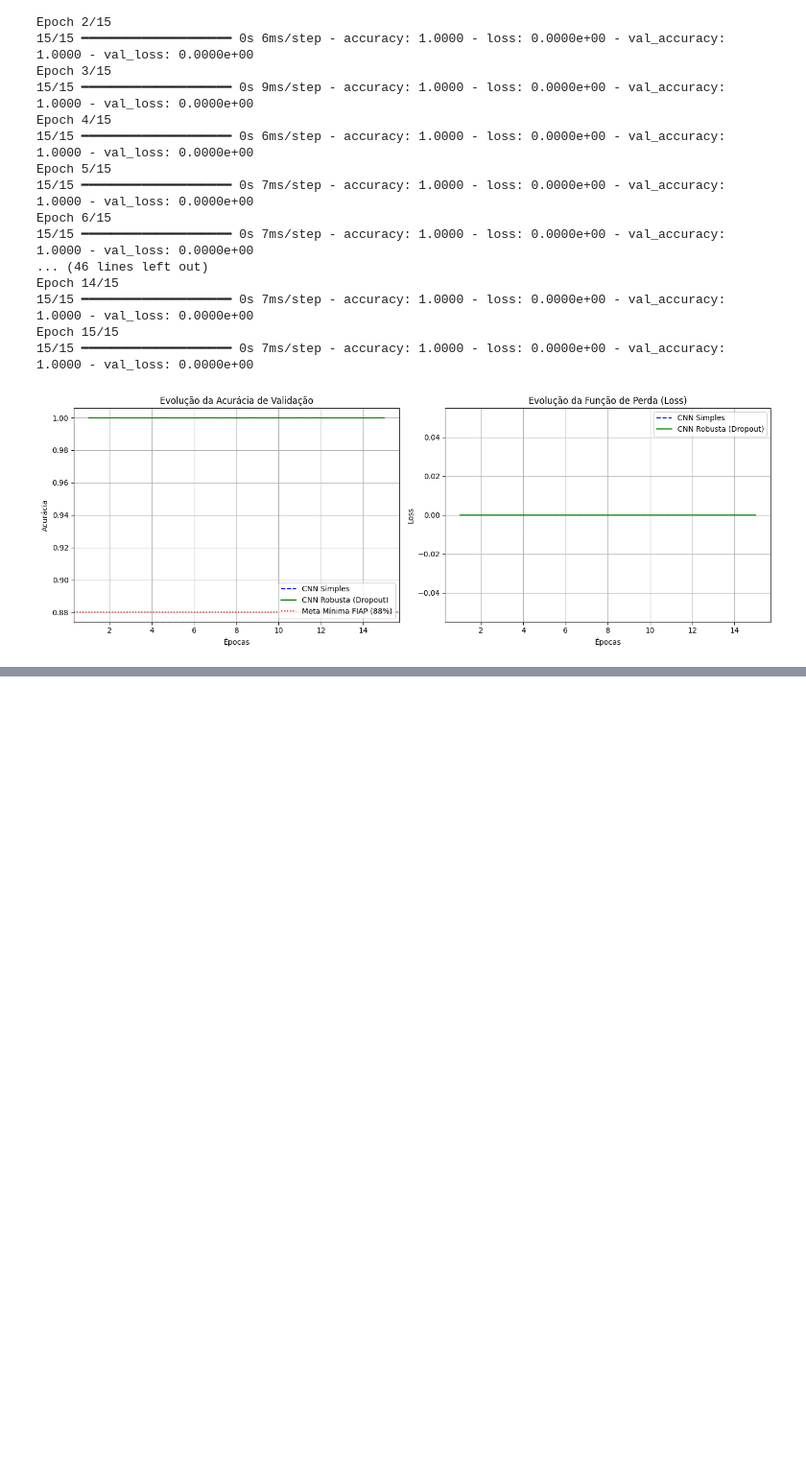
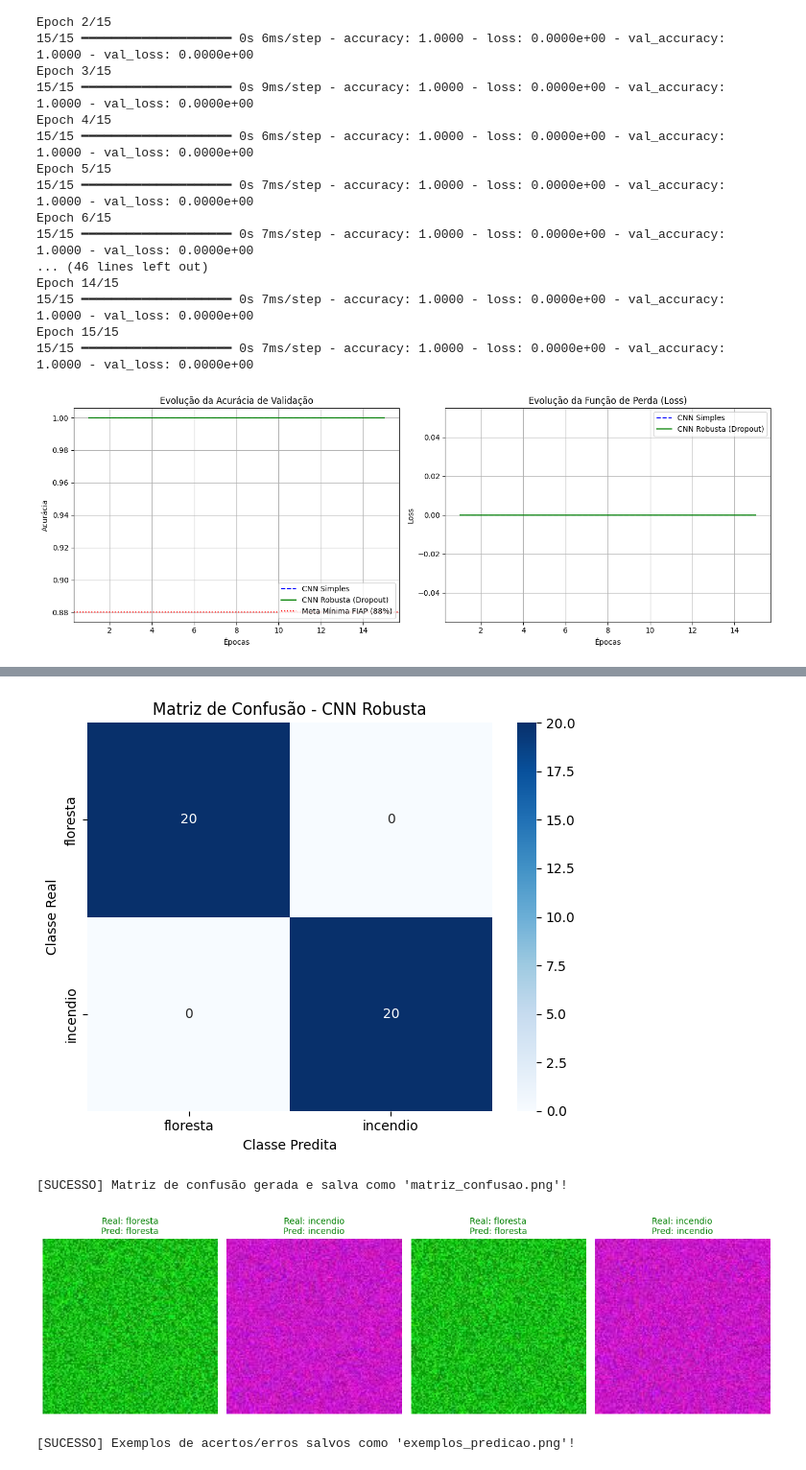
Before and after one commit to saborido613/global-solution-applied-computer-vision-industria-espacial, a Jupyter notebook: SODAR_Treinamento_CNN.ipynb, the cells around one changed output, grey strips where cells are left out. Shown at 96% size. Drawn from its saved outputs; the diff is of its cells as text; code cells hidden in the pictures; blank space fills up the shorter version.

```diff
--- a/SODAR_Treinamento_CNN.ipynb
+++ b/SODAR_Treinamento_CNN.ipynb
@@ -158,3 +158,67 @@ Epoch 14/15
 Epoch 15/15
 15/15 ━━━━━━━━━━━━━━━━━━━━ 0s 7ms/step - accuracy: 1.0000 - loss: 0.0000e+00 - val_accuracy: 1.0000 - val_loss: 0.0000e+00
 [figure]
+# %%
+import numpy as np
+import matplotlib.pyplot as plt
+from sklearn.metrics import confusion_matrix
+import seaborn as sns
+
+# 1. CAPTURAR AS PREDIÇÕES REAIS DO CONJUNTO DE VALIDAÇÃO
+imagens_teste, labels_reais = [], []
+for img, label in val_ds:
+    imagens_teste.append(img.numpy())
+    labels_reais.append(label.numpy())
+
+imagens_teste = np.concatenate(imagens_teste, axis=0)
+labels_reais = np.concatenate(labels_reais, axis=0)
+
+# Fazer a predição usando o modelo robusto
+predicoes_logits = modelo_robusto.predict(imagens_teste)
+labels_preditos = np.argmax(predicoes_logits, axis=1)
+
+# 2. DEFINIR AS CLASSES MANUALMENTE (Evita o erro de PrefetchDataset)
+nome_classes = ['floresta', 'incendio']
+
+# 3. GERAR E PLOTAR A MATRIZ DE CONFUSÃO
+cm = confusion_matrix(labels_reais, labels_preditos)
+
+plt.figure(figsize=(6, 5))
+sns.heatmap(cm, annot=True, fmt='d', cmap='Blues',
+            xticklabels=nome_classes, yticklabels=nome_classes)
+plt.title('Matriz de Confusão - CNN Robusta')
+plt.ylabel('Classe Real')
+plt.xlabel('Classe Predita')
+plt.tight_layout()
+plt.savefig("matriz_confusao.png")
+plt.show()
+print("[SUCESSO] Matriz de confusão gerada e salva como 'matriz_confusao.png'!")
+
+# 4. EXIBIR EXEMPLOS DE ACERTOS E ERROS (Visualização Qualitativa)
+plt.figure(figsize=(12, 6))
+# Mostrar as 4 primeiras imagens do conjunto de teste com o veredito da IA
+for i in range(min(4, len(imagens_teste))):
+    plt.subplot(1, 4, i + 1)
+
+    # Garantir que os pixels estão no formato correto de exibição (0 a 1)
+    img_exibir = imagens_teste[i]
+    if np.max(img_exibir) > 1.0:
+        img_exibir = img_exibir / 255.0
+    img_exibir = np.clip(img_exibir, 0.0, 1.0)
+
+    plt.imshow(img_exibir)
+
+    real = nome_classes[labels_reais[i]]
+    pred = nome_classes[labels_preditos[i]]
+
+    # Se a rede acertou fica verde, se errou fica vermelho
+    cor = 'green' if real == pred else 'red'
+
+    plt.title(f"Real: {real}\nPred: {pred}", color=cor, fontsize=10)
+    plt.axis('off')
+
+plt.tight_layout()
+plt.savefig("exemplos_predicao.png")
+plt.show()
+print("[SUCESSO] Exemplos de acertos/erros salvos como 'exemplos_predicao.png'!")
+# %% [output]
@@ -160,0 +226,4 @@ Epoch 15/15
+[figure, added]
+[SUCESSO] Matriz de confusão gerada e salva como 'matriz_confusao.png'!
+[figure, added]
+[SUCESSO] Exemplos de acertos/erros salvos como 'exemplos_predicao.png'!
```
Also changed, not shown: parts of 1 cell of this notebook, 3 other files.
